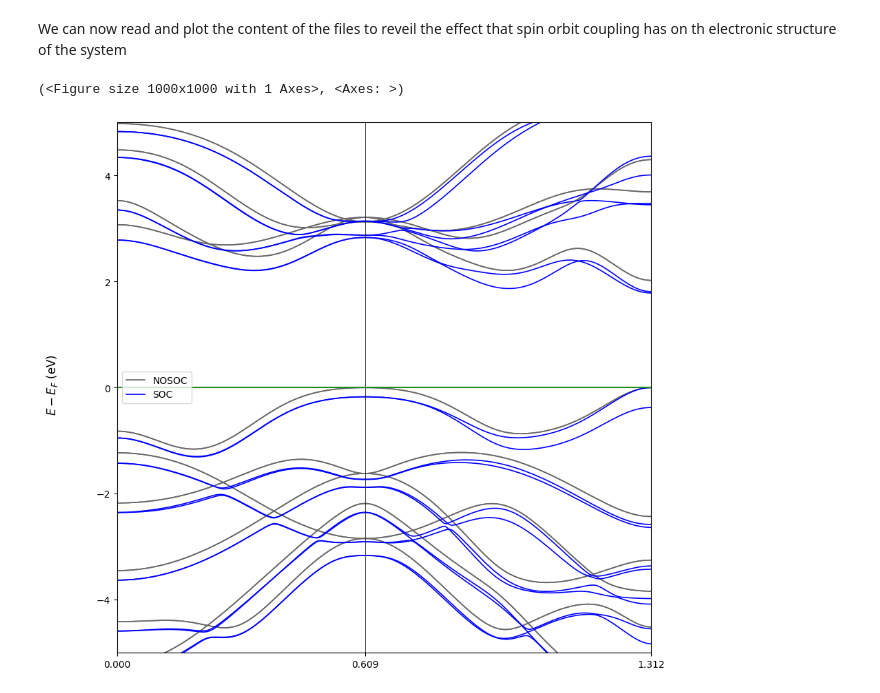
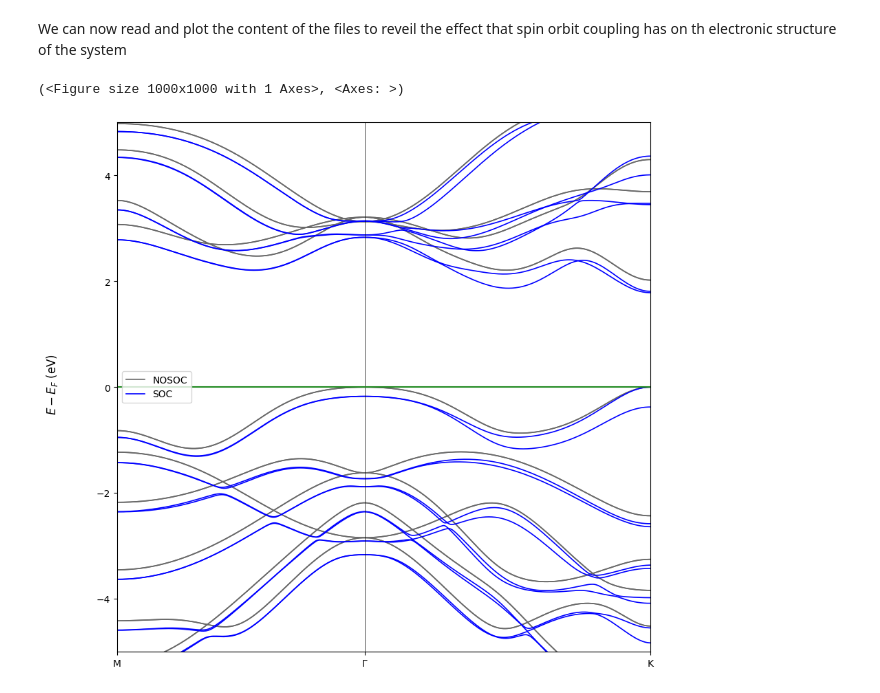
Before and after one commit to crystaldevs/MSSC2024, a Jupyter notebook: Advanced/Day5/SOC_bands/SOC_bands.ipynb, the cells around one changed output. Saved outputs shown, nothing was run; the diff lists cells and outputs as text; code cells hidden in the pictures.

```diff
--- a/Advanced/Day5/SOC_bands/SOC_bands.ipynb
+++ b/Advanced/Day5/SOC_bands/SOC_bands.ipynb
@@ -18,10 +18,10 @@ We can now read and plot the content of the files to reveil the effect that spin
 # %%
 bands = []
 
 for file in path:
     bands.append(Properties_output().read_electron_band(file))
 
-CCplt.plot_electron_band(bands, energy_range=[-5,5], linewidth=[1.2,1.2], labels=['NOSOC', 'SOC'], figsize=(10,10))
+CCplt.plot_electron_band(bands, energy_range=[-5,5], linewidth=[1.2,1.2], labels=['NOSOC', 'SOC'], figsize=(10,10), k_labels=['M','Gamma','K'])
 # %% [output]
 (<Figure size 1000x1000 with 1 Axes>, <Axes: >)
-[figure, old version]
+[figure, new version]
```
